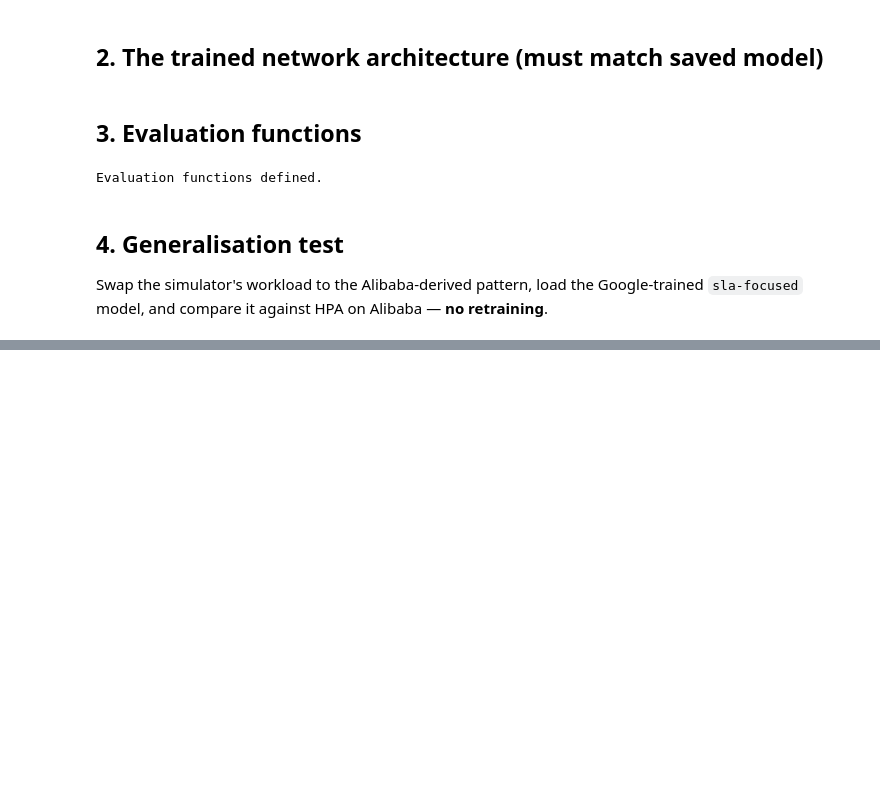
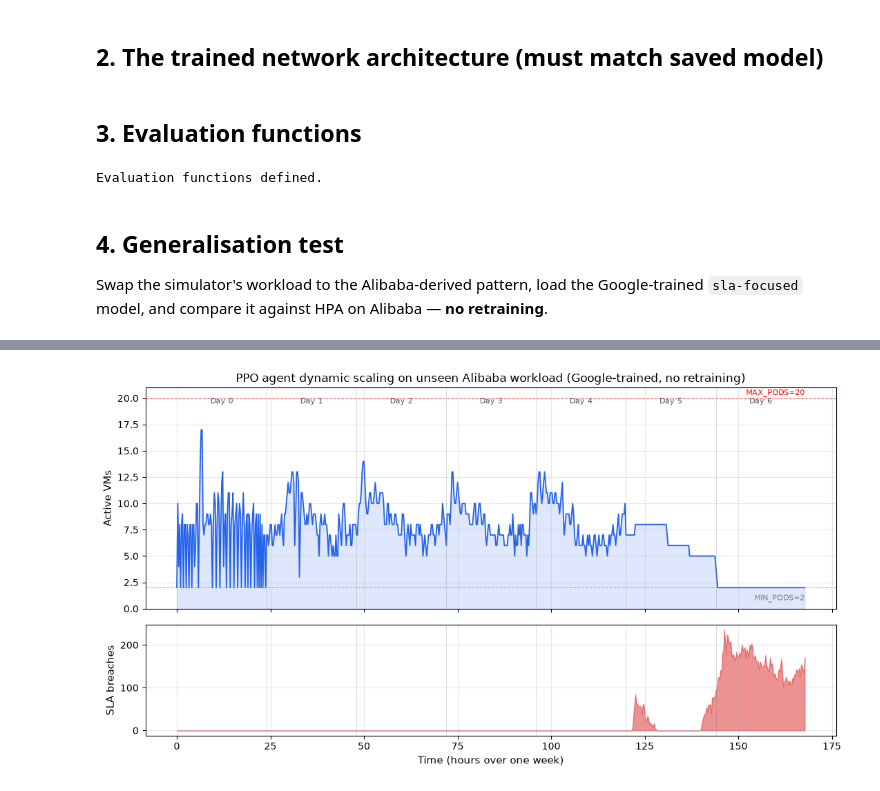
Before and after one commit to Atomix70/rl-cloud-optimiser, a Jupyter notebook: 04_generalisation 2.ipynb, the cells around one changed output, grey strips where cells are left out. Saved outputs shown, nothing was run; the diff lists cells and outputs as text; code cells hidden in the pictures; blank space fills up the shorter version.

```diff
--- a/04_generalisation 2.ipynb
+++ b/04_generalisation 2.ipynb
@@ -419,0 +202,17 @@ PPO vs HPA on Alibaba:  cost -63.3%,  breaches +nan%
+# %%
+env = CloudClusterEnv(alibaba_stats)
+obs, _ = env.reset()
+obs = torch.tensor(obs, dtype=torch.float32)
+vms_over_time = []
+for t in range(STEPS_PER_WEEK):
+    with torch.no_grad():
+        mean, _ = gen_net.forward(obs.unsqueeze(0))
+    obs, r, done, tr, info = env.step(mean.squeeze(0).numpy())
+    obs = torch.tensor(obs, dtype=torch.float32)
+    vms_over_time.append(info['active_vms'])
+    if done: break
+
+import numpy as np
+print(f"VM count over Alibaba week: min {min(vms_over_time)}, "
+      f"max {max(vms_over_time)}, mean {np.mean(vms_over_time):.1f}, "
+      f"std {np.std(vms_over_time):.1f}")
@@ -419,0 +221,67 @@ PPO vs HPA on Alibaba:  cost -63.3%,  breaches +nan%
+# %%
+import matplotlib.pyplot as plt
+import numpy as np
+
+# ── collect VM count AND workload over one Alibaba week ──────────────────
+env = CloudClusterEnv(alibaba_stats)
+obs, _ = env.reset()
+obs = torch.tensor(obs, dtype=torch.float32)
+
+vms_over_time = []
+arrivals_over_time = []
+breaches_over_time = []
+
+for t in range(STEPS_PER_WEEK):
+    with torch.no_grad():
+        mean, _ = gen_net.forward(obs.unsqueeze(0))
+    obs, r, done, tr, info = env.step(mean.squeeze(0).numpy())
+    obs = torch.tensor(obs, dtype=torch.float32)
+    vms_over_time.append(info['active_vms'])
+    # approximate the load this step from the queue + processed
+    arrivals_over_time.append(info.get('queue', 0))
+    breaches_over_time.append(info['breaches'])
+    if done:
+        break
+
+steps = np.arange(len(vms_over_time))
+hours = steps * 15 / 60.0   # convert steps to hours (15-min steps)
+
+# ── plot: VM count over the week, with day boundaries ────────────────────
+fig, (ax1, ax2) = plt.subplots(2, 1, figsize=(11, 6), sharex=True,
+                                gridspec_kw={'height_ratios': [2, 1]})
+
+# top: VM count
+ax1.plot(hours, vms_over_time, color='#2563eb', linewidth=1.3)
+ax1.fill_between(hours, vms_over_time, alpha=0.15, color='#2563eb')
+ax1.axhline(2, color='gray', ls='--', lw=0.8, alpha=0.6)
+ax1.axhline(20, color='red', ls='--', lw=0.8, alpha=0.6)
+ax1.text(hours[-1], 20.3, 'MAX_PODS=20', ha='right', fontsize=8, color='red')
+ax1.text(hours[-1], 0.8, 'MIN_PODS=2', ha='right', fontsize=8, color='gray')
+ax1.set_ylabel('Active VMs', fontsize=11)
+ax1.set_title('PPO agent dynamic scaling on unseen Alibaba workload '
+              '(Google-trained, no retraining)', fontsize=12)
+ax1.set_ylim(0, 21)
+ax1.grid(True, alpha=0.3)
+
+# day boundaries
+for d in range(1, 7):
+    ax1.axvline(d*24, color='gray', lw=0.5, alpha=0.4)
+    ax2.axvline(d*24, color='gray', lw=0.5, alpha=0.4)
+
+# bottom: breaches over time (where it struggled)
+ax2.fill_between(hours, breaches_over_time, color='#dc2626', alpha=0.5)
+ax2.set_ylabel('SLA breaches', fontsize=11)
+ax2.set_xlabel('Time (hours over one week)', fontsize=11)
+ax2.grid(True, alpha=0.3)
+
+# day labels
+for d in range(7):
+    ax1.text(d*24+12, 19.5, f'Day {d}', ha='center', fontsize=8, color='#555')
+
+plt.tight_layout()
+plt.savefig('alibaba_vm_over_time.png', dpi=150, bbox_inches='tight')
+plt.show()
+print(f"Saved. VM range: {min(vms_over_time)}-{max(vms_over_time)}, "
+      f"mean {np.mean(vms_over_time):.1f}")
+# %% [output]
+[figure, added]
```
Also changed, not shown: parts of 6 cells of this notebook, 11 other files.
